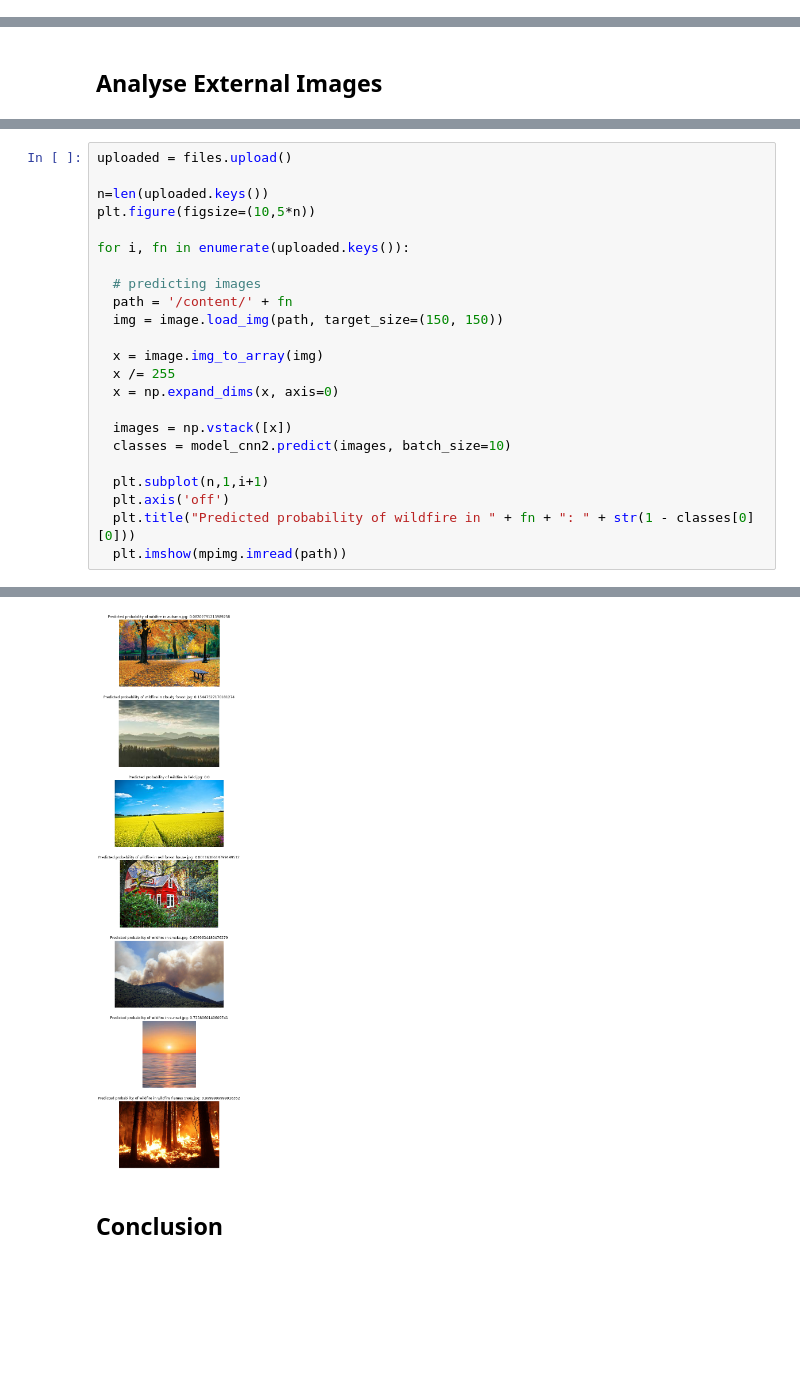
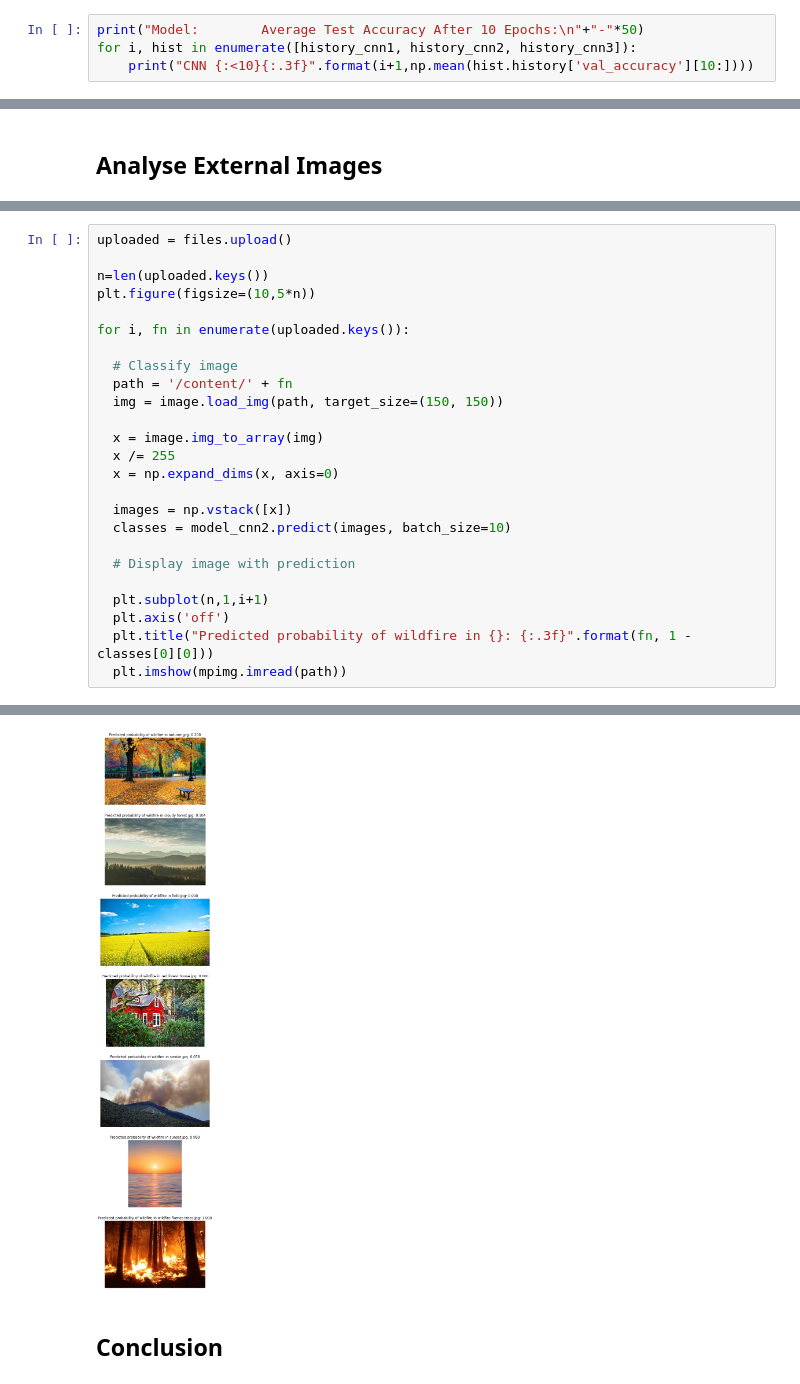
Before and after one commit to james-hughes1/wildfire-detection, a Jupyter notebook: Wildfire_Detection.ipynb, the cells around one changed output, grey strips where cells are left out. Drawn from its saved outputs; the diff is of its cells as text; blank space fills up the shorter version.

```diff
--- a/Wildfire_Detection.ipynb
+++ b/Wildfire_Detection.ipynb
@@ -372,0 +374,4 @@ plt.show()
+# %%
+print("Model:        Average Test Accuracy After 10 Epochs:\n"+"-"*50)
+for i, hist in enumerate([history_cnn1, history_cnn2, history_cnn3]):
+    print("CNN {:<10}{:.3f}".format(i+1,np.mean(hist.history['val_accuracy'][10:])))
@@ -384,7 +395,7 @@ plt.figure(figsize=(10,5*n))
 
 for i, fn in enumerate(uploaded.keys()):
 
-  # predicting images
+  # Classify image
   path = '/content/' + fn
   img = image.load_img(path, target_size=(150, 150))
 
@@ -395,9 +406,11 @@ for i, fn in enumerate(uploaded.keys()):
   images = np.vstack([x])
   classes = model_cnn2.predict(images, batch_size=10)
 
+  # Display image with prediction
+
   plt.subplot(n,1,i+1)
   plt.axis('off')
-  plt.title("Predicted probability of wildfire in " + fn + ": " + str(1 - classes[0][0]))
+  plt.title("Predicted probability of wildfire in {}: {:.3f}".format(fn, 1 - classes[0][0]))
   plt.imshow(mpimg.imread(path))
 # %% [output]
 [interactive output not drawn]
@@ -411,4 +424,4 @@ Saving wildfire flames trees.jpg to wildfire flames trees (5).jpg
-[figure, old version]
+[figure, new version]
 # %% [markdown]
 ## Conclusion
 # %% [markdown]
```
Also changed, not shown: parts of 15 cells of this notebook.
